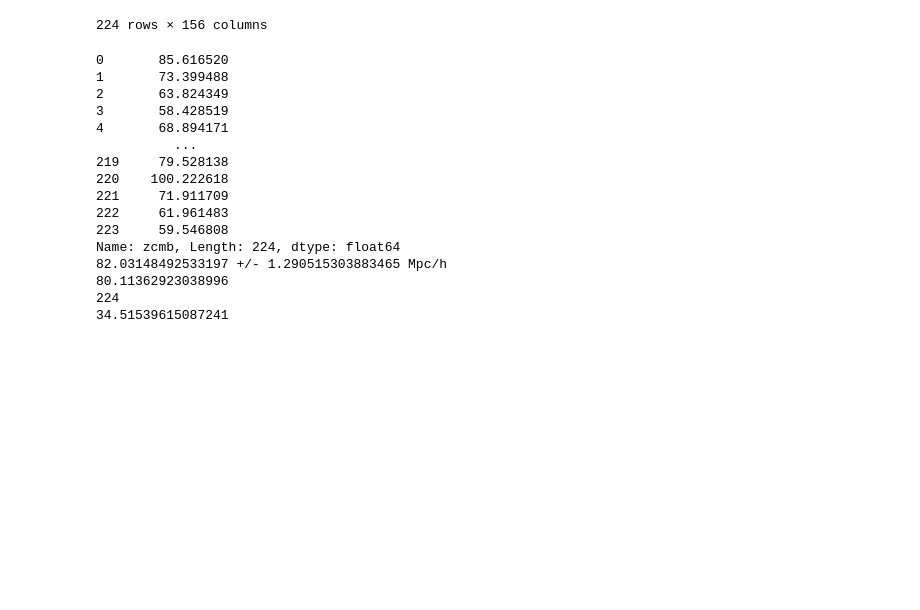
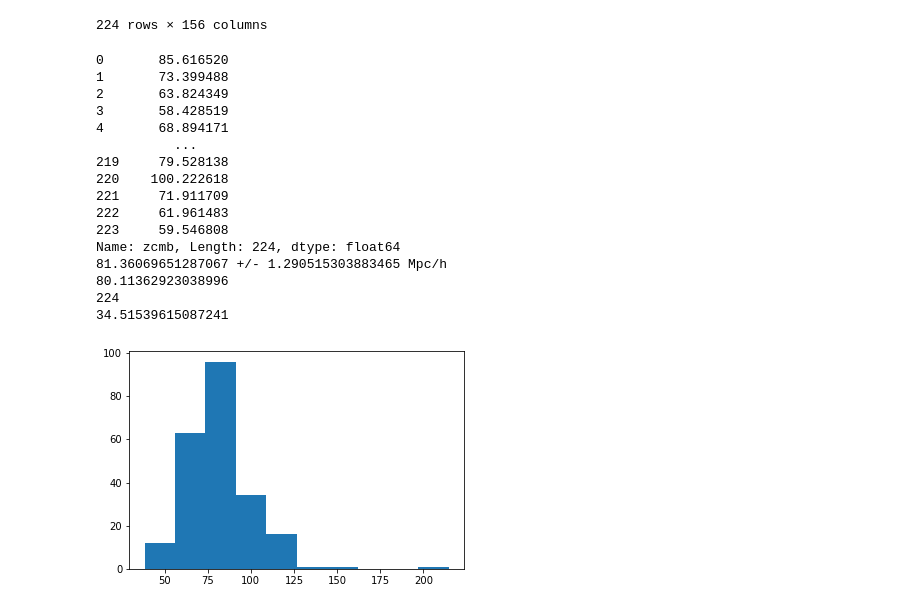
Before and after one commit to KSaid-1/DESI_fuji_FP, a Jupyter notebook: Coma_distance_v01.ipynb, the cells around one changed output. Saved outputs shown, nothing was run; the diff lists cells and outputs as text; code cells hidden in the pictures; blank space fills up the shorter version.

Commit message:
coma dist

```diff
--- a/Coma_distance_v01.ipynb
+++ b/Coma_distance_v01.ipynb
@@ -78,8 +83,8 @@ dz = cosmo_2.comoving_distance(coma_merged.zcmb)
 print (dz)
 d_coma = 10**(np.log10(dz) - coma_merged.logdist_corr)
 mu = 5.*np.log10(d_coma)+25.
-print (np.mean(d_coma), "+/-",np.std(d_coma)/np.sqrt(len(d_coma)),"Mpc/h")
-print (np.mean(10**(np.log10(dz_l) - coma_merged.logdist_corr)))
+print (np.median(d_coma), "+/-",np.std(d_coma)/np.sqrt(len(d_coma)),"Mpc/h")
+print (np.median(10**(np.log10(dz_l) - coma_merged.logdist_corr)))
 print (len(d_coma))
 print (np.mean(mu))
 # %% [output]
@@ -95,7 +100,12 @@ print (np.mean(mu))
 222     61.961483
 223     59.546808
 Name: zcmb, Length: 224, dtype: float64
-82.03148492533197 +/- 1.290515303883465 Mpc/h
+81.36069651287067 +/- 1.290515303883465 Mpc/h
 80.11362923038996
 224
 34.51539615087241
+# %%
+plt.hist(d_coma)
+plt.show()
+# %% [output]
+[figure, added]
```
Also changed, not shown: parts of 1 cell of this notebook.
